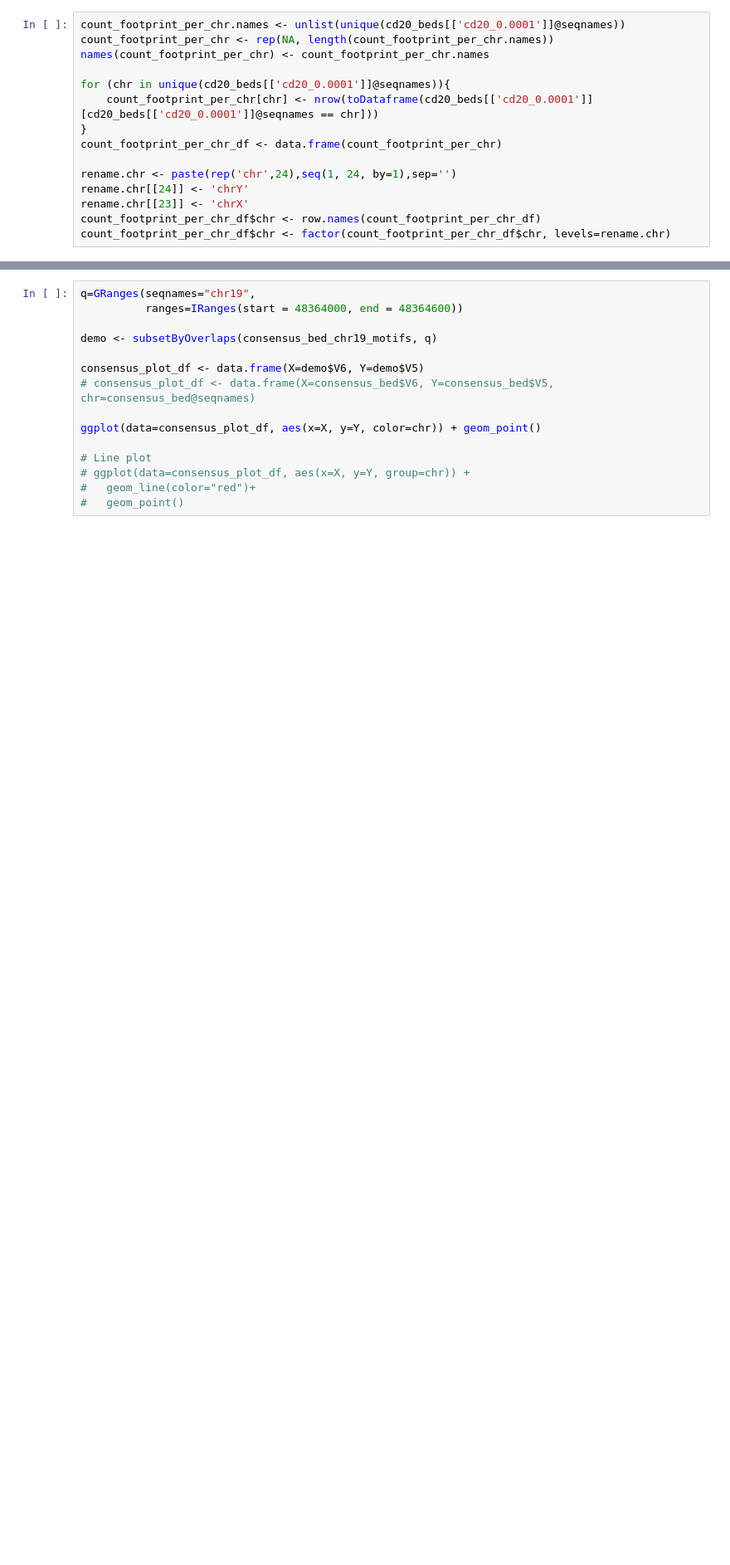
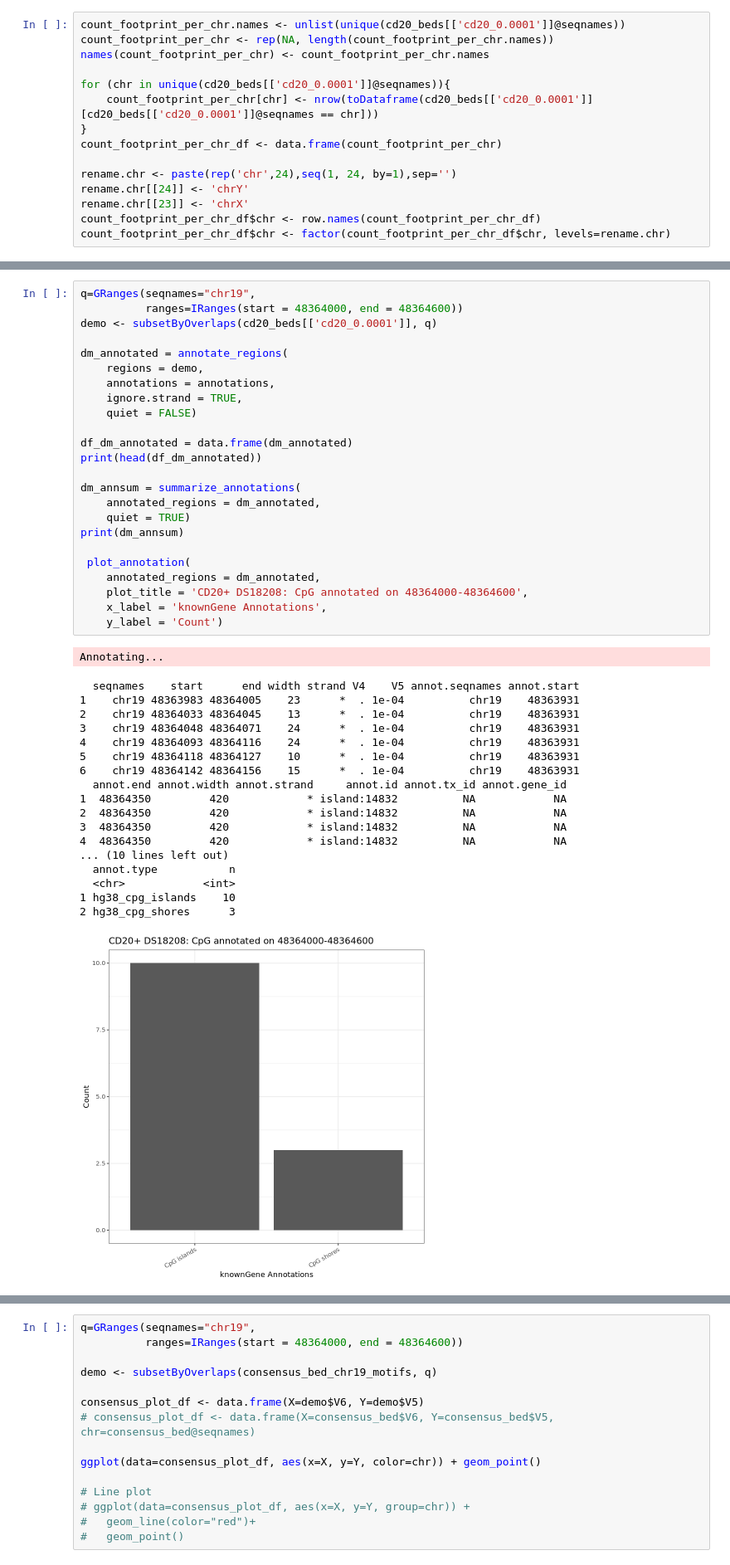
Before and after one commit to apblair/human-TF-footprinting, a Jupyter notebook: Notebooks/ConsensusTF-PermutationAnalysis.ipynb, the cells around one changed output, grey strips where cells are left out. Shown at 83% size. Drawn from its saved outputs; the diff is of its cells as text; blank space fills up the shorter version.

```diff
--- a/Notebooks/ConsensusTF-PermutationAnalysis.ipynb
+++ b/Notebooks/ConsensusTF-PermutationAnalysis.ipynb
@@ -285,0 +436,44 @@ dhs.boxplot(cd20_boxplot_df,
+# %%
+q=GRanges(seqnames="chr19",
+          ranges=IRanges(start = 48364000, end = 48364600))
+demo <- subsetByOverlaps(cd20_beds[['cd20_0.0001']], q)
+
+dm_annotated = annotate_regions(
+    regions = demo,
+    annotations = annotations,
+    ignore.strand = TRUE,
+    quiet = FALSE)
+
+df_dm_annotated = data.frame(dm_annotated)
+print(head(df_dm_annotated))
+
+dm_annsum = summarize_annotations(
+    annotated_regions = dm_annotated,
+    quiet = TRUE)
+print(dm_annsum)
+
+ plot_annotation(
+    annotated_regions = dm_annotated,
+    plot_title = 'CD20+ DS18208: CpG annotated on 48364000-48364600',
+    x_label = 'knownGene Annotations',
+    y_label = 'Count')
+# %% [output]
+Annotating...
+  seqnames    start      end width strand V4    V5 annot.seqnames annot.start
+1    chr19 48363983 48364005    23      *  . 1e-04          chr19    48363931
+2    chr19 48364033 48364045    13      *  . 1e-04          chr19    48363931
+3    chr19 48364048 48364071    24      *  . 1e-04          chr19    48363931
+4    chr19 48364093 48364116    24      *  . 1e-04          chr19    48363931
+5    chr19 48364118 48364127    10      *  . 1e-04          chr19    48363931
+6    chr19 48364142 48364156    15      *  . 1e-04          chr19    48363931
+  annot.end annot.width annot.strand     annot.id annot.tx_id annot.gene_id
+1  48364350         420            * island:14832          NA            NA
+2  48364350         420            * island:14832          NA            NA
+3  48364350         420            * island:14832          NA            NA
+4  48364350         420            * island:14832          NA            NA
+... (10 lines left out)
+  annot.type           n
+  <chr>            <int>
+1 hg38_cpg_islands    10
+2 hg38_cpg_shores      3
+[figure, added]
```
Also changed, not shown: parts of 34 cells of this notebook, 1 other file.
